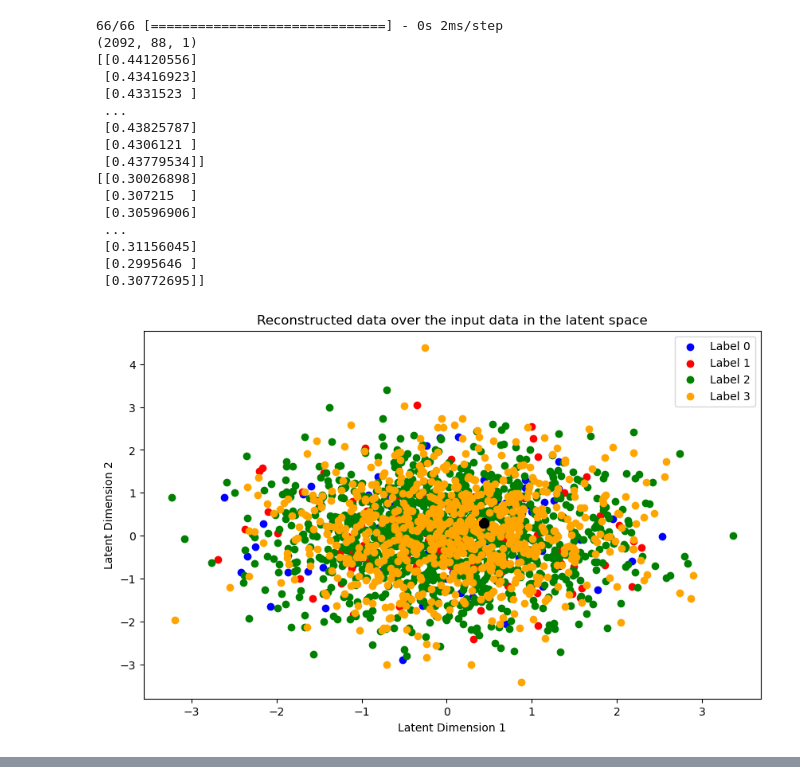
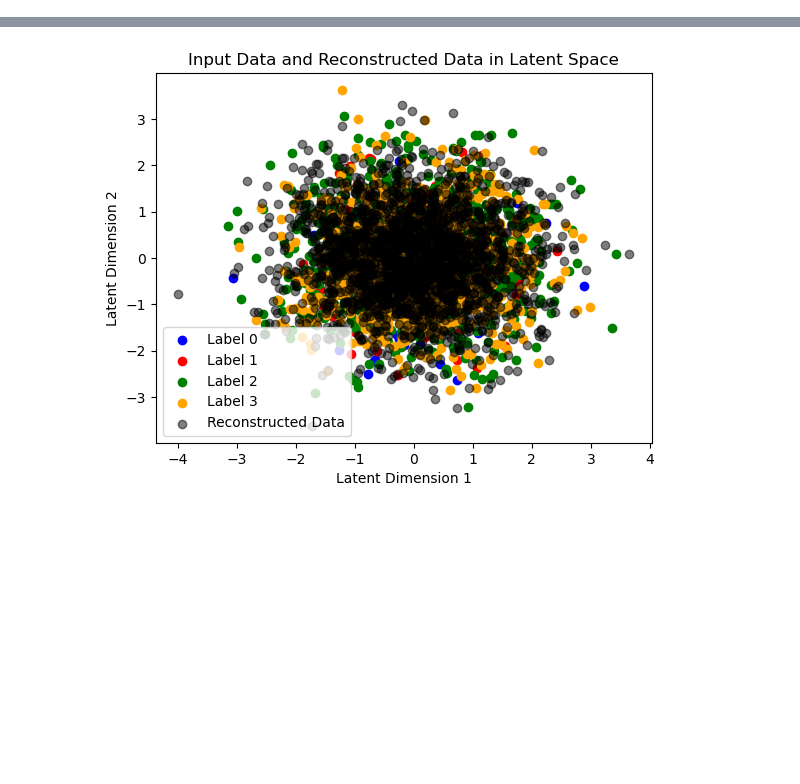
Before and after one commit to bruno4355/Diplomski-rad, a Jupyter notebook: exp.ipynb, the cells around one changed output, grey strips where cells are left out. Cells and saved outputs as stored; diff of their text form; code cells hidden in the pictures; blank space fills up the shorter version.

```diff
--- a/exp.ipynb
+++ b/exp.ipynb
@@ -230,39 +282,25 @@ plt.show()
-# %%
-# Reconstruct the validation data using the VAE
-reconstructed_x_test = vae.decoder.predict(encoded_x_test)
-print(reconstructed_x_test.shape)
-print(reconstructed_x_test[:,0])
-print(reconstructed_x_test[:,1])
-
-# Plot the encoded vectors for the validation data
-plt.figure(figsize=(10, 6))
-for label in range(4):
-    indices_test = np.where(y_test == label)[0]
-    plt.scatter(encoded_x_test[indices_test, 0], encoded_x_test[indices_test, 1], c=label_colors[label],
-                label='Label {}'.format(label))
-plt.title('Reconstructed data over the input data in the latent space')
-plt.xlabel('Latent Dimension 1')
-plt.ylabel('Latent Dimension 2')
-plt.legend()
-
-# Overlay all the reconstructed validation data points on the plot
-plt.scatter(reconstructed_x_test[:, 0], reconstructed_x_test[:, 1], c='black', alpha=0.5)
-plt.show()
-# %% [output]
-66/66 [==============================] - 0s 2ms/step
-(2092, 88, 1)
-[[0.44120556]
- [0.43416923]
- [0.4331523 ]
- ...
- [0.43825787]
- [0.4306121 ]
- [0.43779534]]
-[[0.30026898]
- [0.307215  ]
- [0.30596906]
- ...
- [0.31156045]
- [0.2995646 ]
- [0.30772695]]
-[figure, removed]
+# %%
+def plot_input_and_reconstructed_data(x_input_data, y_input_data):
+    _, _, z_input = encoder.predict(x_input_data)
+    reconstructed_data = vae.decoder.predict(z_input)
+    _, _, recon_data_lsp = vae.encoder.predict(reconstructed_data)
+
+    unique_labels = np.unique(y_input_data)
+    label_colors = ['blue', 'red', 'green', 'orange']
+
+    for label in unique_labels:
+        indices = np.where(y_input_data == label)[0]
+        plt.scatter(z_input[indices, 0], z_input[indices, 1], c=label_colors[label], label=f'Label {label}')
+
+    plt.scatter(recon_data_lsp[:, 0], recon_data_lsp[:, 1], c='black', alpha=0.5, label='Reconstructed Data')
+
+    plt.xlabel("Latent Dimension 1")
+    plt.ylabel("Latent Dimension 2")
+    plt.title("Input Data and Reconstructed Data in Latent Space")
+    plt.legend()
+    plt.show()
+
+# Assuming `x_test` and `y_test` are the original input data
+# and `reconstructed_x_test` is the reconstructed data obtained from the decoder
+plot_input_and_reconstructed_data(x_test, y_test)
+# %% [output]
@@ -269,3 +310,4 @@ plt.show()
+[figure, added]
 # %%
 import matplotlib.pyplot as plt
 
```
Also changed, not shown: parts of 12 cells of this notebook, 10 other files.
